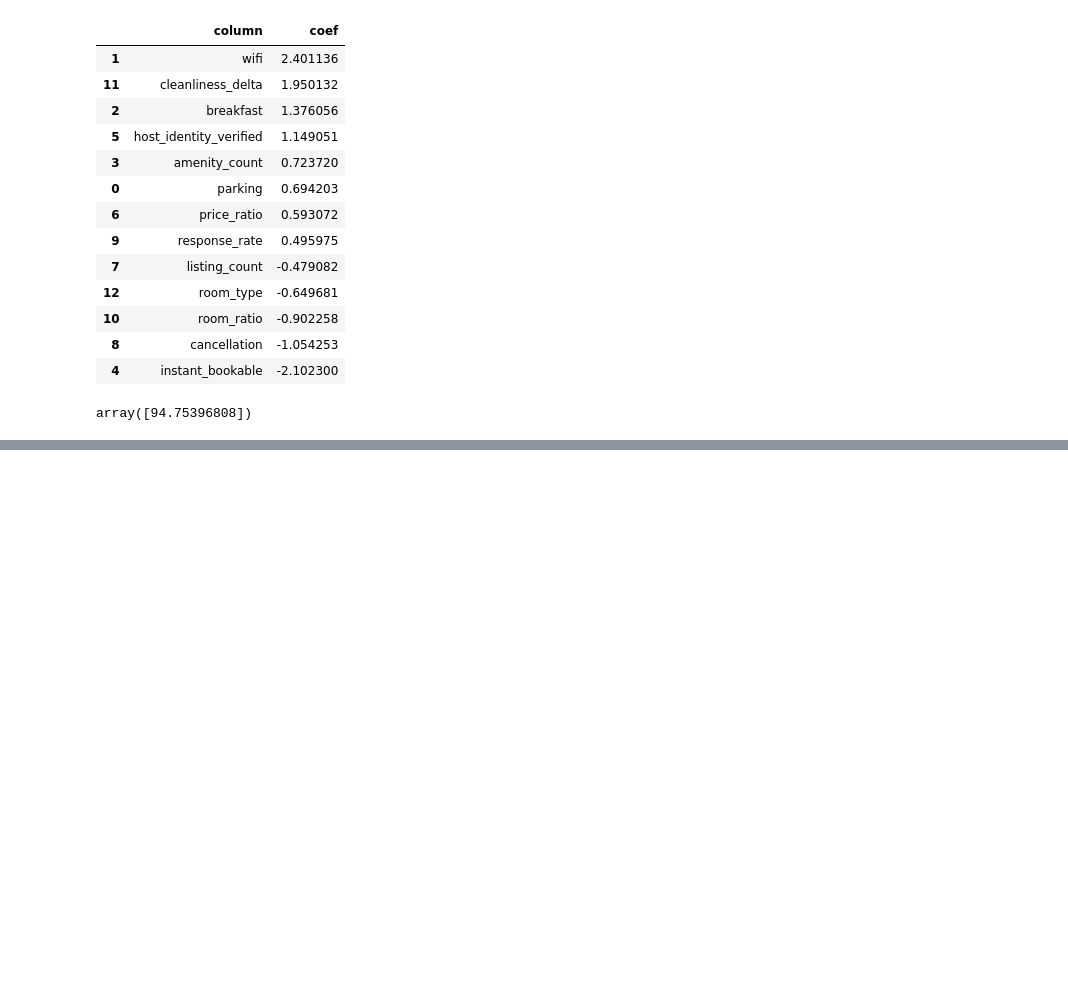
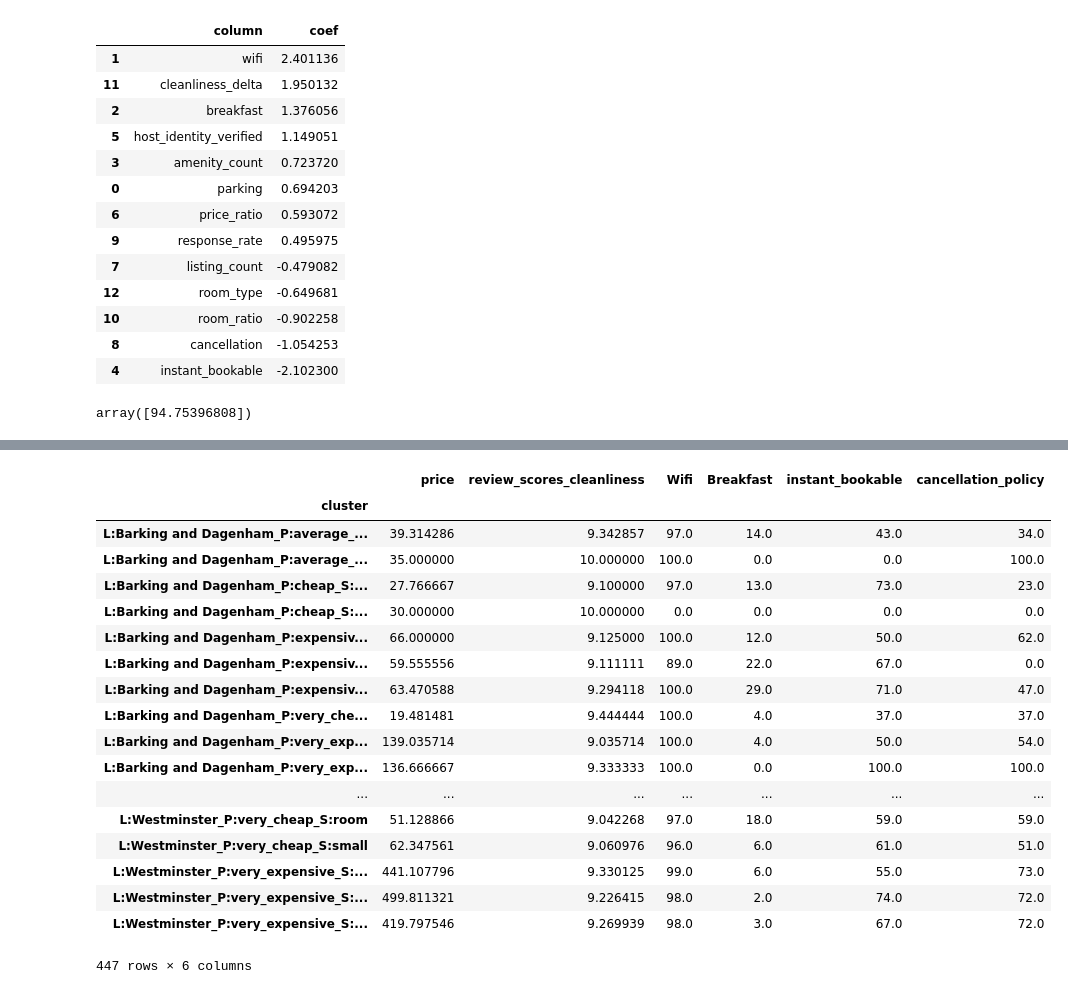
Before and after one commit to OrthoLoess/fivestar, a Jupyter notebook: notebooks/ed-jupyter-to-package.ipynb, the cells around one changed output, grey strips where cells are left out. Saved outputs shown, nothing was run; the diff lists cells and outputs as text; code cells hidden in the pictures; blank space fills up the shorter version.

Commit message:
Cluster averages df implemented

```diff
--- a/notebooks/ed-jupyter-to-package.ipynb
+++ b/notebooks/ed-jupyter-to-package.ipynb
@@ -169,0 +174,2 @@ array([94.75396808])
+# %%
+fs.listings.set_index('id')[['price','instant_bookable','cancellation_policy']]
@@ -169,0 +196,37 @@ array([94.75396808])
+# %%
+clusters = fs.clusters.set_index('listing_id').join(
+    fs.listings.set_index('id')[['price','review_scores_cleanliness','amenities','instant_bookable','cancellation_policy']])
+# %%
+from fivestar.utils import str_to_price, has_wifi, has_breakfast, cancel_policy_is_strict, is_instant_bookable
+
+clusters['price'] = clusters['price'].map(str_to_price)
+clusters['Wifi'] = clusters['amenities'].map(has_wifi)
+clusters['Breakfast'] = clusters['amenities'].map(has_breakfast)
+clusters['instant_bookable'] = clusters['instant_bookable'].map(is_instant_bookable)
+clusters['cancellation_policy'] = clusters['cancellation_policy'].map(cancel_policy_is_strict)
+# %%
+avgs_per_cluster = clusters.groupby('cluster')[['price','review_scores_cleanliness']].mean()
+cluster_groups = clusters.groupby('cluster')[['Wifi','Breakfast','instant_bookable','cancellation_policy']]
+rates_per_cluster = np.round(100 * cluster_groups.sum() / cluster_groups.count())
+# %%
+avgs_per_cluster.join(rates_per_cluster)
+# %% [output]
+|  | price | review_scores_cleanliness | Wifi | Breakfast | instant_bookable | cancellation_policy |
+| cluster |  |  |  |  |  |  |
+| L:Barking and Dagenham_P:average_... | 39.314286 | 9.342857 | 97.0 | 14.0 | 43.0 | 34.0 |
+| L:Barking and Dagenham_P:average_... | 35.000000 | 10.000000 | 100.0 | 0.0 | 0.0 | 100.0 |
+| L:Barking and Dagenham_P:cheap_S:... | 27.766667 | 9.100000 | 97.0 | 13.0 | 73.0 | 23.0 |
+| L:Barking and Dagenham_P:cheap_S:... | 30.000000 | 10.000000 | 0.0 | 0.0 | 0.0 | 0.0 |
+| L:Barking and Dagenham_P:expensiv... | 66.000000 | 9.125000 | 100.0 | 12.0 | 50.0 | 62.0 |
+| L:Barking and Dagenham_P:expensiv... | 59.555556 | 9.111111 | 89.0 | 22.0 | 67.0 | 0.0 |
+| L:Barking and Dagenham_P:expensiv... | 63.470588 | 9.294118 | 100.0 | 29.0 | 71.0 | 47.0 |
+| L:Barking and Dagenham_P:very_che... | 19.481481 | 9.444444 | 100.0 | 4.0 | 37.0 | 37.0 |
+| L:Barking and Dagenham_P:very_exp... | 139.035714 | 9.035714 | 100.0 | 4.0 | 50.0 | 54.0 |
+| L:Barking and Dagenham_P:very_exp... | 136.666667 | 9.333333 | 100.0 | 0.0 | 100.0 | 100.0 |
+| ... | ... | ... | ... | ... | ... | ... |
+| L:Westminster_P:very_cheap_S:room | 51.128866 | 9.042268 | 97.0 | 18.0 | 59.0 | 59.0 |
+| L:Westminster_P:very_cheap_S:small | 62.347561 | 9.060976 | 96.0 | 6.0 | 61.0 | 51.0 |
+| L:Westminster_P:very_expensive_S:... | 441.107796 | 9.330125 | 99.0 | 6.0 | 55.0 | 73.0 |
+| L:Westminster_P:very_expensive_S:... | 499.811321 | 9.226415 | 98.0 | 2.0 | 74.0 | 72.0 |
+| L:Westminster_P:very_expensive_S:... | 419.797546 | 9.269939 | 98.0 | 3.0 | 67.0 | 72.0 |
+447 rows × 6 columns
```
Also changed, not shown: parts of 3 cells of this notebook, 3 other files.
